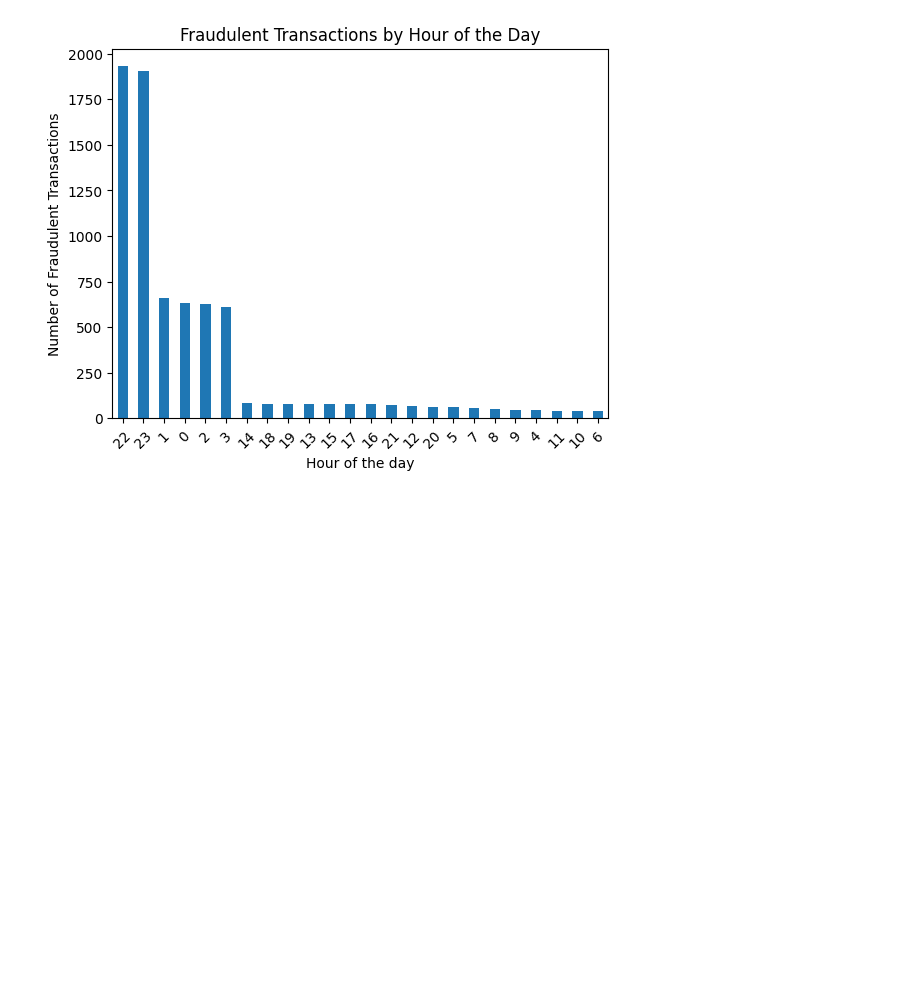
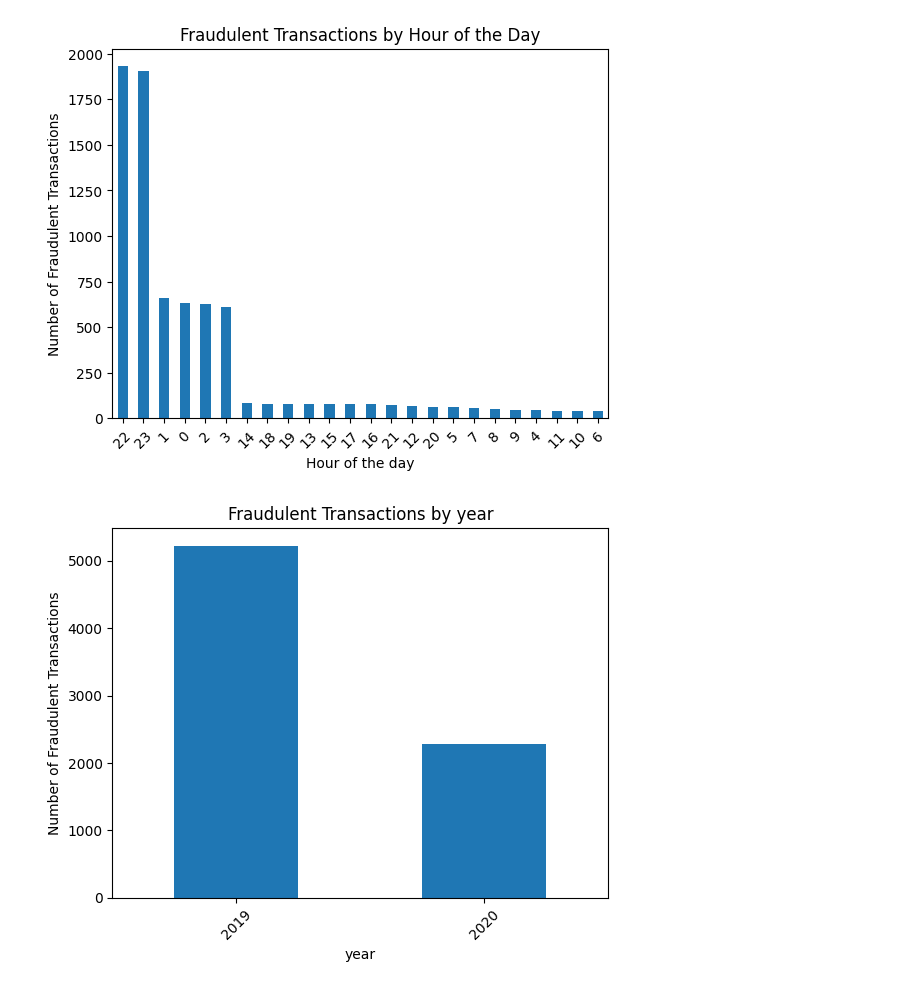
Before and after one commit to junghodavidlee/Project-2, a Jupyter notebook: analysis.ipynb, the cells around one changed output. Drawn from its saved outputs; the diff is of its cells as text; code cells hidden in the pictures; blank space fills up the shorter version.

```diff
--- a/analysis.ipynb
+++ b/analysis.ipynb
@@ -152,3 +150,15 @@ plt.title("Fraudulent Transactions by Hour of the Day")
 plt.show()
 # %% [output]
 [figure]
+# %%
+def datetime_graph(df_fraud, column):
+    df_fraud[column].value_counts().plot(kind='bar')
+    plt.xlabel(column)
+    plt.xticks(rotation=45)
+    plt.ylabel("Number of Fraudulent Transactions")
+    plt.title(f"Fraudulent Transactions by {column}")
+    plt.show()
+# %%
+datetime_graph(df_fraud, 'year')
+# %% [output]
+[figure, added]
```
Also changed, not shown: parts of 1 cell of this notebook.
